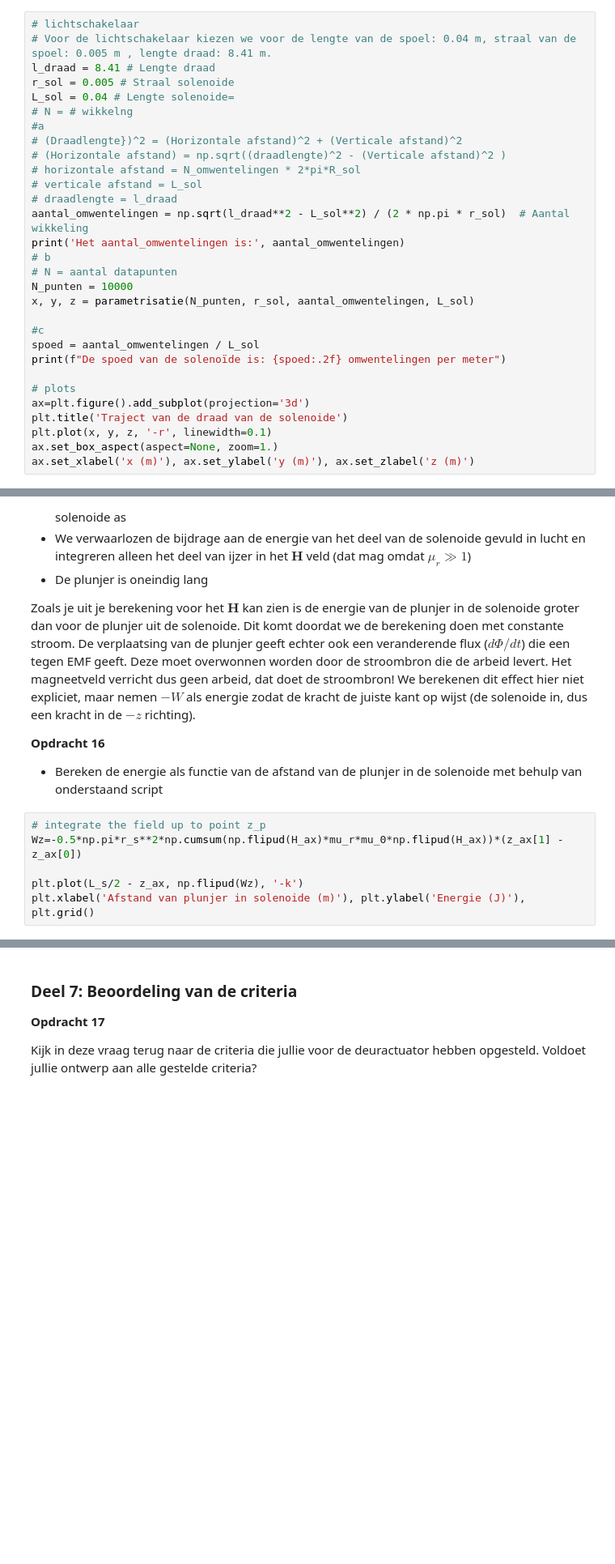
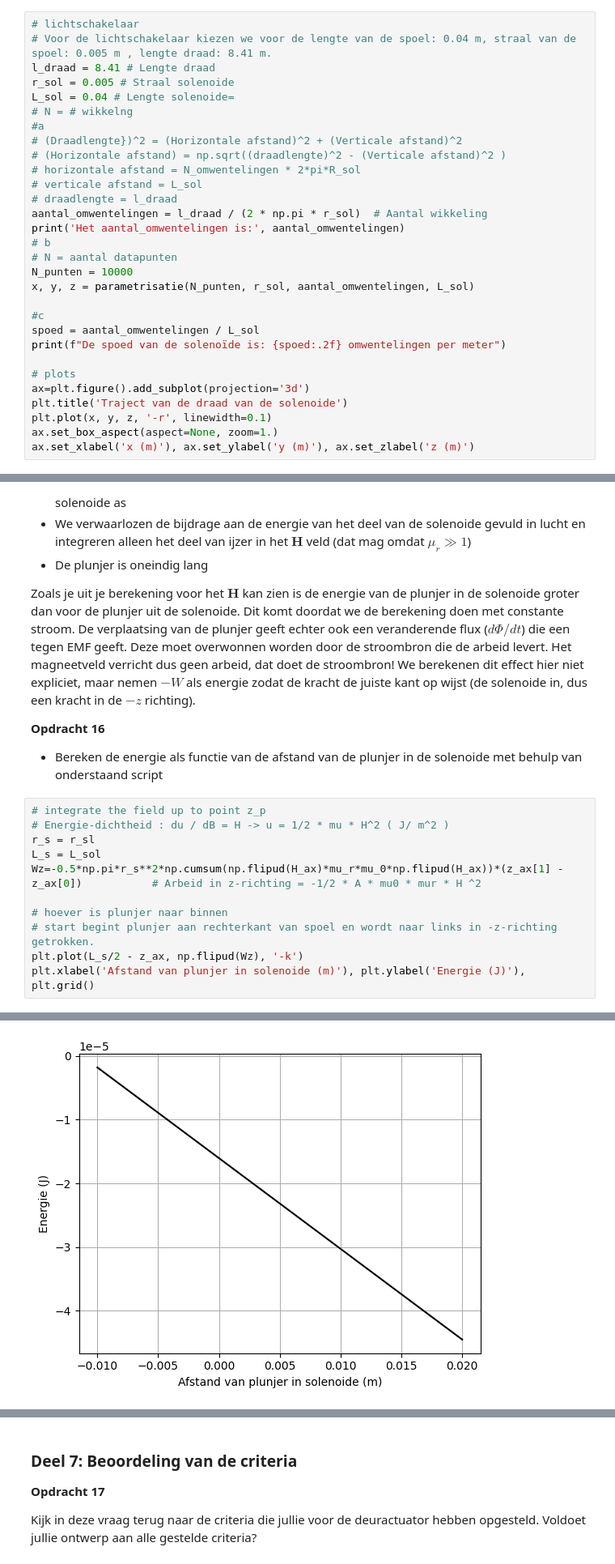
Before and after one commit to ElineSerpenti/opdrachten-DEF-D.EALSerpenti, a Jupyter notebook: Digital ontwerpopdracht 2/2KrachtactuatorOpdracht/KrachtactuatorOpdracht.ipynb, the cells around one changed output, grey strips where cells are left out. Shown at 81% size. Cells and saved outputs as stored; diff of their text form; blank space fills up the shorter version.

```diff
--- a/Digital ontwerpopdracht 2/2KrachtactuatorOpdracht/KrachtactuatorOpdracht.ipynb
+++ b/Digital ontwerpopdracht 2/2KrachtactuatorOpdracht/KrachtactuatorOpdracht.ipynb
@@ -764,7 +762,7 @@ L_sol = 0.04 # Lengte solenoide=
 # horizontale afstand = N_omwentelingen * 2*pi*R_sol
 # verticale afstand = L_sol
 # draadlengte = l_draad
-aantal_omwentelingen = np.sqrt(l_draad**2 - L_sol**2) / (2 * np.pi * r_sol)  # Aantal wikkeling
+aantal_omwentelingen = l_draad / (2 * np.pi * r_sol)  # Aantal wikkeling
 print('Het aantal_omwentelingen is:', aantal_omwentelingen)
 # b
 # N = aantal datapunten
@@ -885,8 +887,13 @@ Zoals je uit je berekening voor het $\mathbf{H}$ kan zien is de energie van de p
 * Bereken de energie als functie van de afstand van de plunjer in de solenoide met behulp van onderstaand script
 # %%
 # integrate the field up to point z_p
-Wz=-0.5*np.pi*r_s**2*np.cumsum(np.flipud(H_ax)*mu_r*mu_0*np.flipud(H_ax))*(z_ax[1] - z_ax[0])
+# Energie-dichtheid : du / dB = H -> u = 1/2 * mu * H^2 ( J/ m^2 )
+r_s = r_sl
+L_s = L_sol
+Wz=-0.5*np.pi*r_s**2*np.cumsum(np.flipud(H_ax)*mu_r*mu_0*np.flipud(H_ax))*(z_ax[1] - z_ax[0])           # Arbeid in z-richting = -1/2 * A * mu0 * mur * H ^2
 
+# hoever is plunjer naar binnen
+# start begint plunjer aan rechterkant van spoel en wordt naar links in -z-richting getrokken.
 plt.plot(L_s/2 - z_ax, np.flipud(Wz), '-k')
 plt.xlabel('Afstand van plunjer in solenoide (m)'), plt.ylabel('Energie (J)'), plt.grid()
 # %% [output]
@@ -894,3 +903,4 @@ NameError: name 'r_s' is not defined
+[figure, added]
 # %%
 force_analytical = -mu_0*mu_r*np.pi*r_s**2*aantal_omwent**2*I**2/2/L_s**2 # Kracht uitrekenen numeriek
 force_numerical=np.diff(Wz, n=1, append=[0])/(z_ax[1] - z_ax[0]) # Kracht uitrekenen
```
Also changed, not shown: parts of 12 cells of this notebook.
